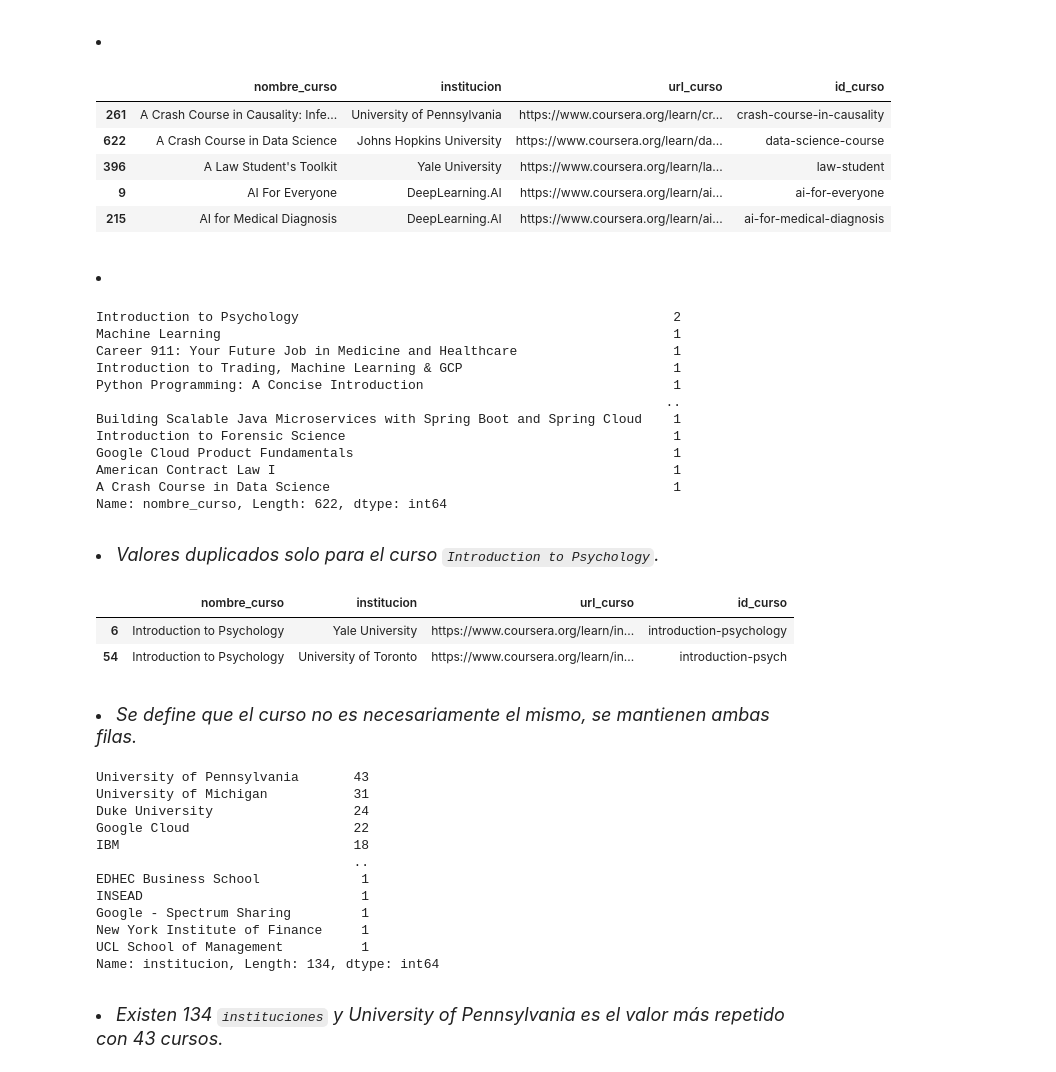
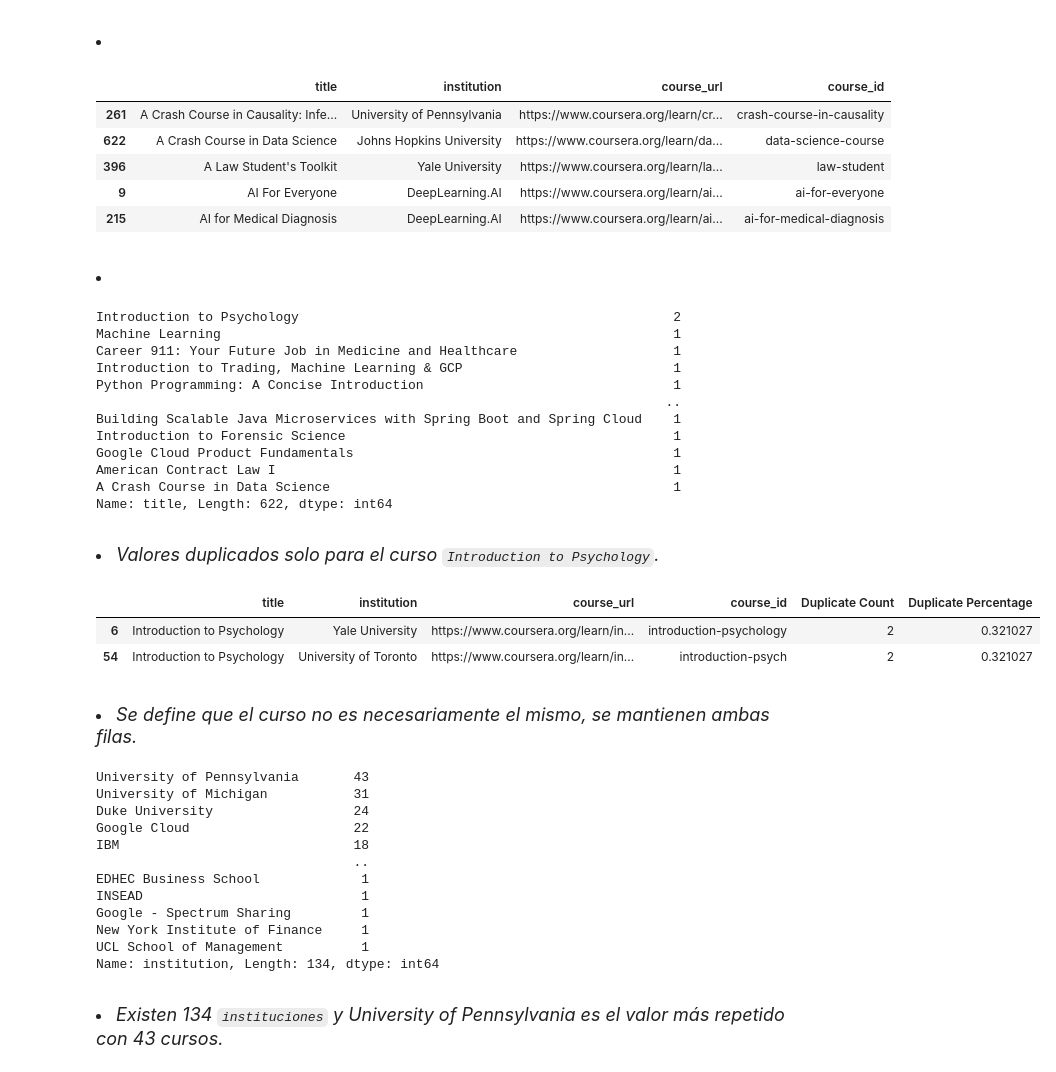
Before and after one commit to fran-as/MOOCs_BA, a Jupyter notebook: EDA_Coursera_courses.ipynb, the cells around one changed output. Saved outputs shown, nothing was run; the diff lists cells and outputs as text; code cells hidden in the pictures.

```diff
--- a/EDA_Coursera_courses.ipynb
+++ b/EDA_Coursera_courses.ipynb
@@ -193,16 +354,0 @@ print(columnas)
-# %%
-# Asignar tipo de dato 'category'
-columnas_cat = ['name', 'institution']
-eda.set_columns_dtype_category(Coursera_courses,columnas_cat)
-
-# Asignar tipo de dato 'int' a las columnas
-# columnas_int = []
-# eda.set_columns_dtype_int(dataframe, columnas_int)
-
-# Asignar tipo de dato 'float' a las columnas
-# columnas_float = []
-# eda.set_columns_dtype_float(dataframe, columnas_float)
-
-# Asignar tipo de dato 'datetime' a la columna con formato 'YYYY-MM-DD'
-# columna_fecha = []
-# eda.set_columns_dtype_datetime(dataframe, columna_fecha, formato='%Y-%m-%d')
@@ -211,6 +365,6 @@ eda.set_columns_dtype_category(Coursera_courses,columnas_cat)
 # %%
 # Definir un diccionario de mapeo de nombres de columnas
-column_mapping = {'name': 'nombre_curso', 'institution': 'institucion','course_url': 'url_curso','course_id':'id_curso'}
+column_mapping = {'name':'title'}
 
 # Llamar al método rename_columns
-dataframe_modificado = eda.rename_columns(Coursera_courses, column_mapping)
+Coursera_courses = eda.rename_columns(Coursera_courses, column_mapping)
@@ -233,7 +373,7 @@ memory usage: 38.4+ KB
 # %%
 # Eliminar espacios alrededor de str
 # Definir una lista de nombres de columnas a limpiar
-columnas_a_limpiar = ['nombre_curso', 'institucion', 'url_curso', 'id_curso']
+columnas_a_limpiar = ['name', 'institution', 'course_url', 'course_id']
 
 # Llamar al método strip_column_values
 Coursera_courses = eda.strip_column_values(Coursera_courses, columnas_a_limpiar)
@@ -241,10 +381,10 @@ Coursera_courses = eda.strip_column_values(Coursera_courses, columnas_a_limpiar)
 <font size="4" color="white"><li><left><i>Ordenamos por columna:</i></left></font>
 # %%
 # Llamar al método sort_dataframe
-courcera_courses = eda.sort_dataframe(Coursera_courses, 'nombre_curso')
+courcera_courses = eda.sort_dataframe(Coursera_courses, 'title')
 courcera_courses.head()
 # %% [output]
-|  | nombre_curso | institucion | url_curso | id_curso |
+|  | title | institution | course_url | course_id |
 | 261 | A Crash Course in Causality: Infe... | University of Pennsylvania | https://www.coursera.org/learn/cr... | crash-course-in-causality |
 | 622 | A Crash Course in Data Science | Johns Hopkins University | https://www.coursera.org/learn/da... | data-science-course |
 | 396 | A Law Student's Toolkit | Yale University | https://www.coursera.org/learn/la... | law-student |
@@ -254,7 +394,7 @@ courcera_courses.head()
  <font size="4" color="white"><li><left><i>Analizamos duplicados:</i></left></font>
 # %%
 # Contamos valor repetidos en 'nombre_curso'
-Coursera_courses['nombre_curso'].value_counts()
+Coursera_courses['title'].value_counts()
 # %% [output]
 Introduction to Psychology                                                2
 Machine Learning                                                          1
@@ -267,22 +407,22 @@ Introduction to Forensic Science                                          1
 Google Cloud Product Fundamentals                                         1
 American Contract Law I                                                   1
 A Crash Course in Data Science                                            1
-Name: nombre_curso, Length: 622, dtype: int64
+Name: title, Length: 622, dtype: int64
 # %% [markdown]
 <font size="4"><li><left><i>Valores duplicados solo para el curso `Introduction to Psychology`.</i></left></font>
 # %%
 # Traer filas con duplicados
-filas_duplicadas = eda.get_duplicate_rows(Coursera_courses, 'nombre_curso')
+filas_duplicadas = eda.get_duplicate_rows_2(Coursera_courses, 'title')
 filas_duplicadas.head()
 # %% [output]
-|  | nombre_curso | institucion | url_curso | id_curso |
-| 6 | Introduction to Psychology | Yale University | https://www.coursera.org/learn/in... | introduction-psychology |
-| 54 | Introduction to Psychology | University of Toronto | https://www.coursera.org/learn/in... | introduction-psych |
+|  | title | institution | course_url | course_id | Duplicate Count | Duplicate Percentage |
+| 6 | Introduction to Psychology | Yale University | https://www.coursera.org/learn/in... | introduction-psychology | 2 | 0.321027 |
+| 54 | Introduction to Psychology | University of Toronto | https://www.coursera.org/learn/in... | introduction-psych | 2 | 0.321027 |
 # %% [markdown]
 <font size="4"><li><left><i>Se define que el curso no es necesariamente el mismo, se mantienen ambas filas.</i></left></font>
 # %%
 # Contamos valor repetidos en 'institucion'
-Coursera_courses['institucion'].value_counts()
+Coursera_courses['institution'].value_counts()
 # %% [output]
 University of Pennsylvania       43
 University of Michigan           31
@@ -295,4 +435,4 @@ INSEAD                            1
 Google - Spectrum Sharing         1
 New York Institute of Finance     1
 UCL School of Management          1
-Name: institucion, Length: 134, dtype: int64
+Name: institution, Length: 134, dtype: int64
```
Also changed, not shown: parts of 10 cells of this notebook, 7 other files.
